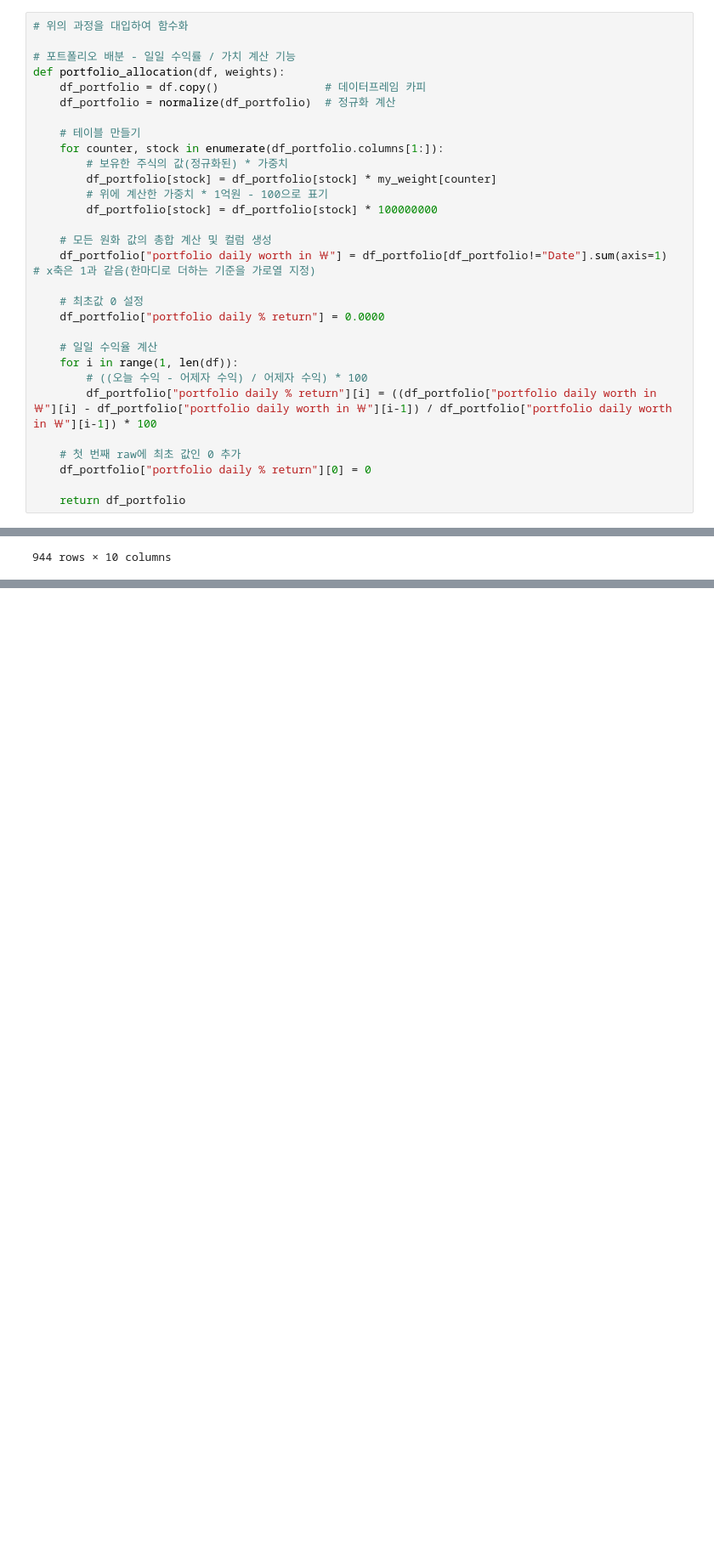
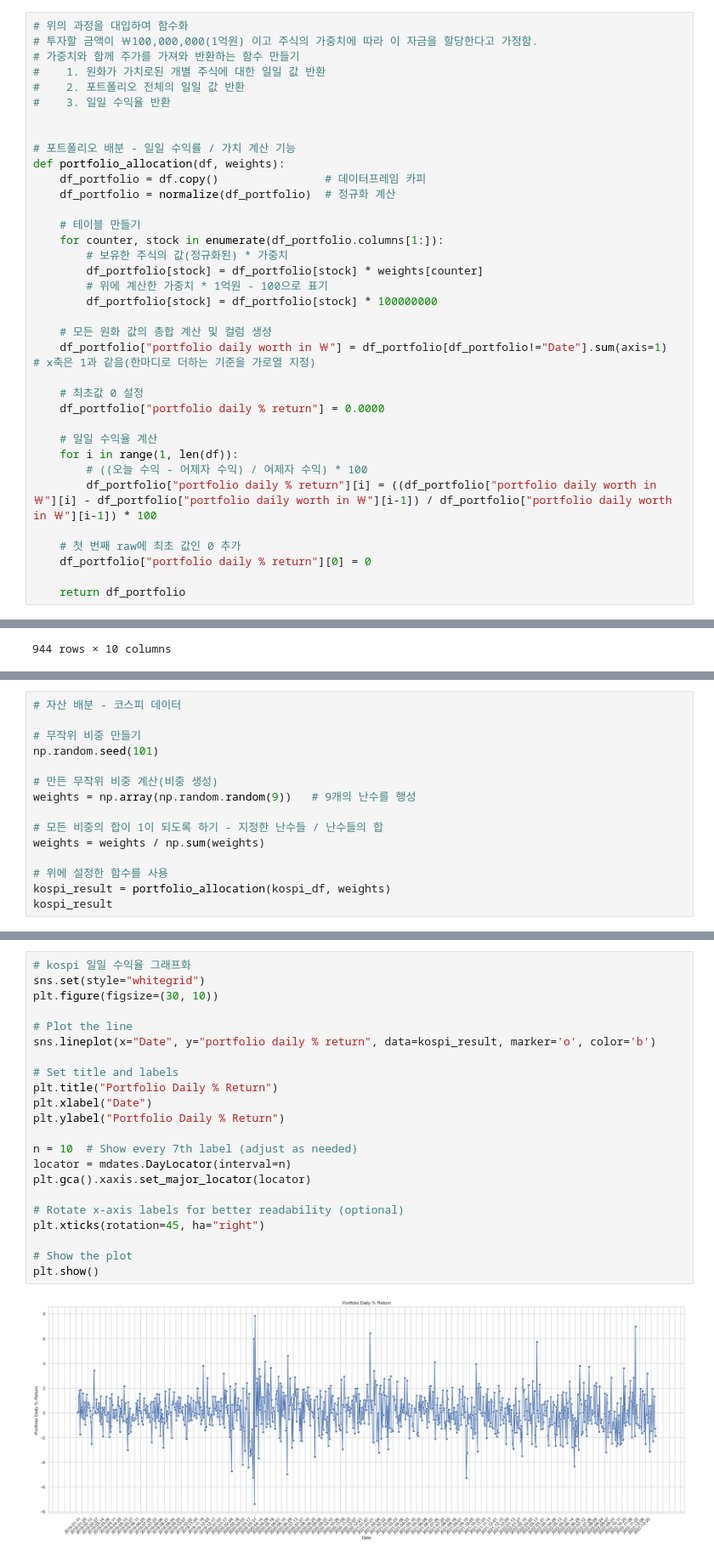
Before and after one commit to Ki-Sung/python_financial_analysis_and_machine_learning, a Jupyter notebook: own_analysis_in_korea/Portfolio_Asset_Allocation_and_Statistical_Data_Analysis.ipynb, the cells around one changed output, grey strips where cells are left out. Shown at 85% size. Saved outputs shown, nothing was run; the diff lists cells and outputs as text; blank space fills up the shorter version.

Commit message:
own project portfolio allocation & visualization

```diff
--- a/own_analysis_in_korea/Portfolio_Asset_Allocation_and_Statistical_Data_Analysis.ipynb
+++ b/own_analysis_in_korea/Portfolio_Asset_Allocation_and_Statistical_Data_Analysis.ipynb
@@ -314,6 +316,12 @@ kospi_portfolio
 - 여기서는 첫 번째 방식으로 자산을 배분하면 2년만에 약 4천만원의 수익을 낼 수 있다.
 # %%
 # 위의 과정을 대입하여 함수화
+# 투자할 금액이 ￦100,000,000(1억원) 이고 주식의 가중치에 따라 이 자금을 할당한다고 가정함.
+# 가중치와 함께 주가를 가져와 반환하는 함수 만들기
+#    1. 원화가 가치로된 개별 주식에 대한 일일 값 반환
+#    2. 포트폴리오 전체의 일일 값 반환
+#    3. 일일 수익율 반환
+
 
 # 포트폴리오 배분 - 일일 수익률 / 가치 계산 기능
 def portfolio_allocation(df, weights):
@@ -323,7 +331,7 @@ def portfolio_allocation(df, weights):
     # 테이블 만들기
     for counter, stock in enumerate(df_portfolio.columns[1:]):
         # 보유한 주식의 값(정규화된) * 가중치
-        df_portfolio[stock] = df_portfolio[stock] * my_weight[counter]
+        df_portfolio[stock] = df_portfolio[stock] * weights[counter]
         # 위에 계산한 가중치 * 1억원 - 100으로 표기
         df_portfolio[stock] = df_portfolio[stock] * 100000000
 
@@ -387,0 +399,15 @@ result
+# %%
+# 자산 배분 - 코스피 데이터
+
+# 무작위 비중 만들기
+np.random.seed(101)
+
+# 만든 무작위 비중 계산(비중 생성)
+weights = np.array(np.random.random(9))   # 9개의 난수를 행성
+
+# 모든 비중의 합이 1이 되도록 하기 - 지정한 난수들 / 난수들의 합
+weights = weights / np.sum(weights)
+
+# 위에 설정한 함수를 사용
+kospi_result = portfolio_allocation(kospi_df, weights)
+kospi_result
@@ -387,0 +428,24 @@ result
+# %%
+# kospi 일일 수익율 그래프화
+sns.set(style="whitegrid")
+plt.figure(figsize=(30, 10))
+
+# Plot the line
+sns.lineplot(x="Date", y="portfolio daily % return", data=kospi_result, marker='o', color='b')
+
+# Set title and labels
+plt.title("Portfolio Daily % Return")
+plt.xlabel("Date")
+plt.ylabel("Portfolio Daily % Return")
+
+n = 10  # Show every 7th label (adjust as needed)
+locator = mdates.DayLocator(interval=n)
+plt.gca().xaxis.set_major_locator(locator)
+
+# Rotate x-axis labels for better readability (optional)
+plt.xticks(rotation=45, ha="right")
+
+# Show the plot
+plt.show()
+# %% [output]
+[figure, added]
```
Also changed, not shown: parts of 8 cells of this notebook.
